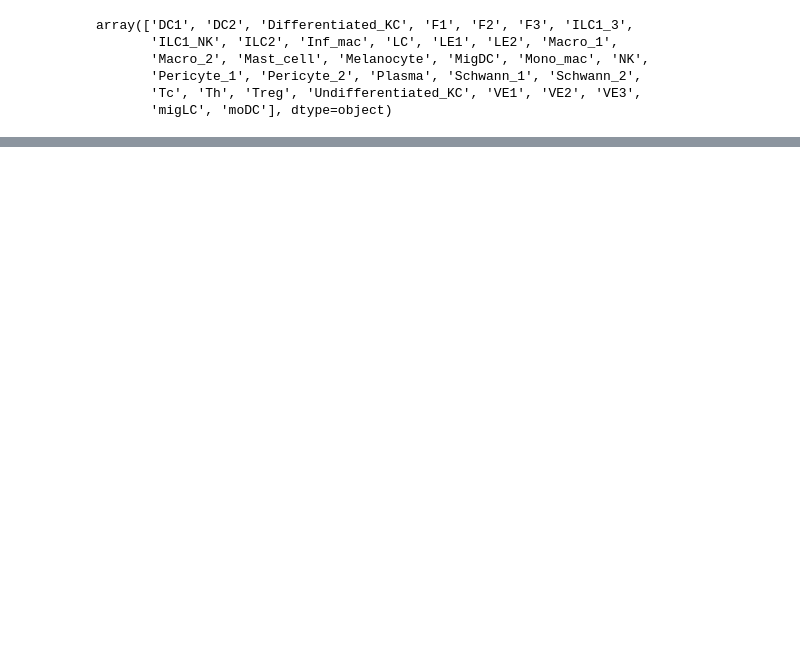
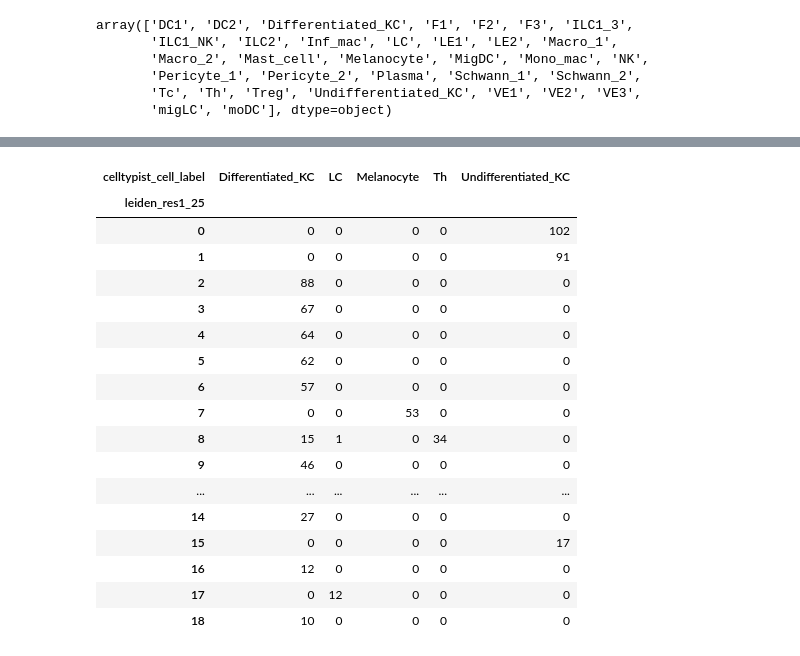
Before and after one commit to PhilipPeffer/scRNA-seq-analysis, a Jupyter notebook: cellular_structure/annotation/annotation.ipynb, the cells around one changed output, grey strips where cells are left out. Cells and saved outputs as stored; diff of their text form; code cells hidden in the pictures; blank space fills up the shorter version.

```diff
--- a/cellular_structure/annotation/annotation.ipynb
+++ b/cellular_structure/annotation/annotation.ipynb
@@ -91,0 +211,21 @@ TypeError: unsupported operand type(s) for +: 'float' and 'str'
+# %%
+pd.crosstab(adata.obs.leiden_res1_25, adata.obs.celltypist_cell_label)
+# %% [output]
+| celltypist_cell_label | Differentiated_KC | LC | Melanocyte | Th | Undifferentiated_KC |
+| leiden_res1_25 |  |  |  |  |  |
+| 0 | 0 | 0 | 0 | 0 | 102 |
+| 1 | 0 | 0 | 0 | 0 | 91 |
+| 2 | 88 | 0 | 0 | 0 | 0 |
+| 3 | 67 | 0 | 0 | 0 | 0 |
+| 4 | 64 | 0 | 0 | 0 | 0 |
+| 5 | 62 | 0 | 0 | 0 | 0 |
+| 6 | 57 | 0 | 0 | 0 | 0 |
+| 7 | 0 | 0 | 53 | 0 | 0 |
+| 8 | 15 | 1 | 0 | 34 | 0 |
+| 9 | 46 | 0 | 0 | 0 | 0 |
+| ... | ... | ... | ... | ... | ... |
+| 14 | 27 | 0 | 0 | 0 | 0 |
+| 15 | 0 | 0 | 0 | 0 | 17 |
+| 16 | 12 | 0 | 0 | 0 | 0 |
+| 17 | 0 | 12 | 0 | 0 | 0 |
+| 18 | 10 | 0 | 0 | 0 | 0 |
```
Also changed, not shown: parts of 24 cells of this notebook.
